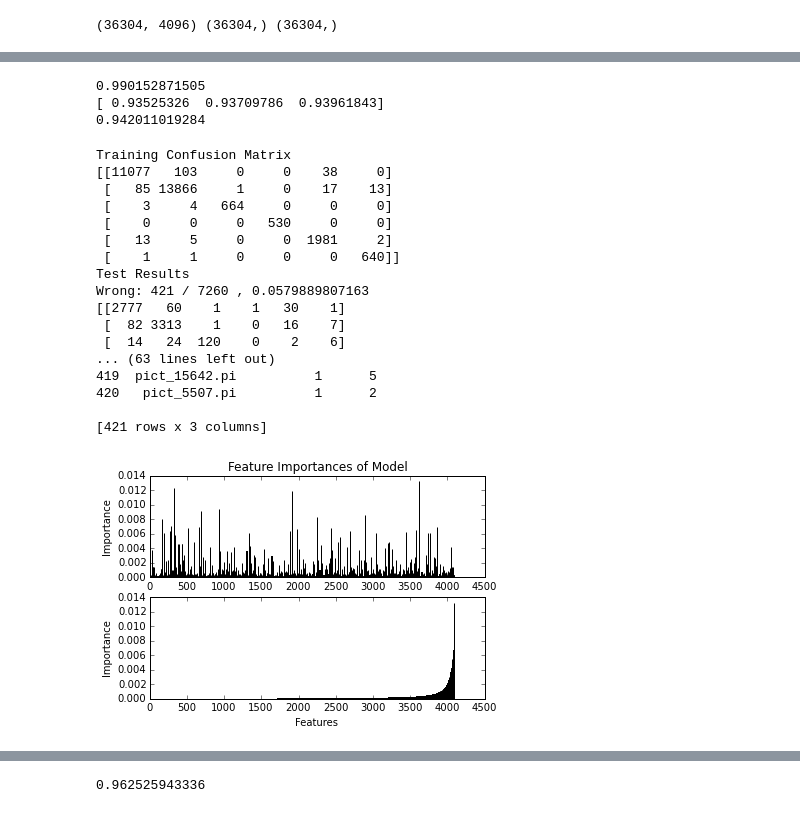
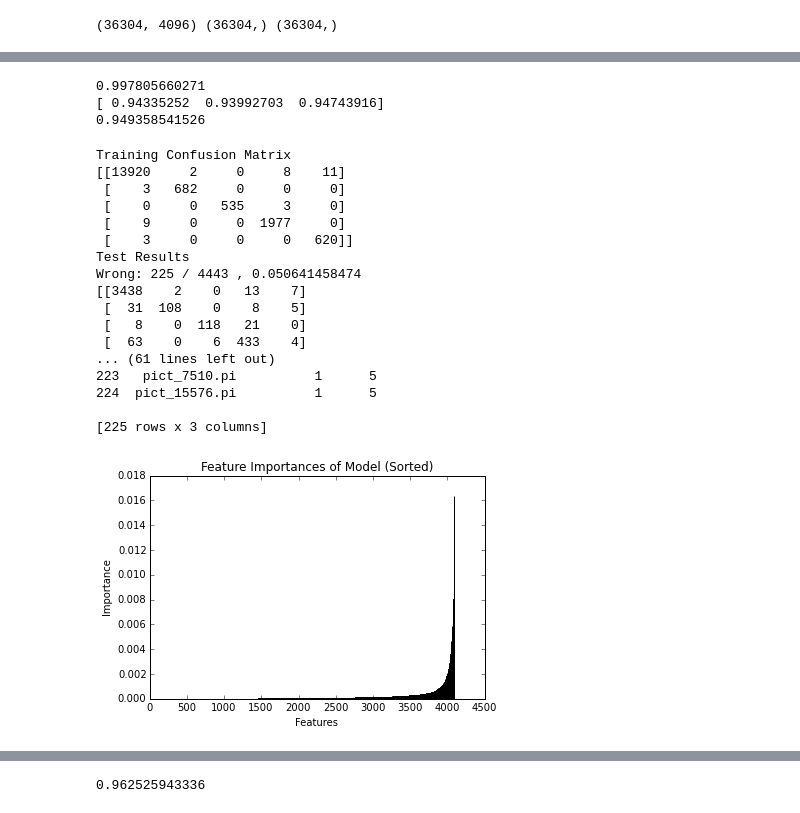
Before and after one commit to bellettif/smartCams, a Jupyter notebook: smartCams/rcnn_features_ml/rcnn_features_ml.ipynb, the cells around one changed output, grey strips where cells are left out. Cells and saved outputs as stored; diff of their text form; code cells hidden in the pictures.

```diff
--- a/smartCams/rcnn_features_ml/rcnn_features_ml.ipynb
+++ b/smartCams/rcnn_features_ml/rcnn_features_ml.ipynb
@@ -27,3 +27,13 @@ data_files = np.array(data_files)
 print data.shape, labels.shape, data_files.shape
 # %% [output]
 (36304, 4096) (36304,) (36304,)
+# %%
+data_whole = data
+labels_whole = labels
+data_files_whole = data_files
+
+# Remove Background labels
+data = data_whole[labels_whole != 0]
+labels = labels_whole[labels_whole != 0]
+data_files = data_files_whole[labels_whole != 0]
+print data.shape, labels.shape, data_files.shape
@@ -49,7 +61,7 @@ print training_labels.shape, test_labels.shape
 from sklearn import svm, neighbors, linear_model, ensemble, grid_search
 
 scoring = 'f1_weighted'
-class_weight = 'subsample' # 'subsample' (forests only), 'auto'
+class_weight = 'auto' # 'subsample' (forests only), 'auto'
 
 classifier = ensemble.RandomForestClassifier(n_estimators=20, max_depth=15, class_weight=class_weight)
 # classifier = grid_search.GridSearchCV(svm.LinearSVC(class_weight=class_weight), {'C':[.01, .1, 1, 10, 100]}, scoring=scoring)
@@ -85,9 +97,9 @@ print classifier.score(training_data, training_labels) # score is always accurac
 print cross_val_score(classifier, training_data, training_labels, scoring=scoring)
 print classifier.score(test_data, test_labels) # score is always accuracy
 # %% [output]
-0.990152871505
-[ 0.93525326  0.93709786  0.93961843]
-0.942011019284
+0.997805660271
+[ 0.94335252  0.93992703  0.94743916]
+0.949358541526
 # %%
 import pandas
 from sklearn.metrics import confusion_matrix
@@ -107,39 +119,39 @@ print confusion_matrix(test_labels, predicted_labels)
 print pandas.DataFrame({"Image Index": wrong_data_files, "Predicted": wrong_predicted, "Truth": wrong_true})
 # %% [output]
 Training Confusion Matrix
-[[11077   103     0     0    38     0]
- [   85 13866     1     0    17    13]
- [    3     4   664     0     0     0]
- [    0     0     0   530     0     0]
- [   13     5     0     0  1981     2]
- [    1     1     0     0     0   640]]
+[[13920     2     0     8    11]
+ [    3   682     0     0     0]
+ [    0     0   535     3     0]
+ [    9     0     0  1977     0]
+ [    3     0     0     0   620]]
 Test Results
-Wrong: 421 / 7260 , 0.0579889807163
-[[2777   60    1    1   30    1]
- [  82 3313    1    0   16    7]
- [  14   24  120    0    2    6]
-... (63 lines left out)
-419  pict_15642.pi          1      5
-420   pict_5507.pi          1      2
+Wrong: 225 / 4443 , 0.050641458474
+[[3438    2    0   13    7]
+ [  31  108    0    8    5]
+ [   8    0  118   21    0]
+ [  63    0    6  433    4]
+... (61 lines left out)
+223   pict_7510.pi          1      5
+224  pict_15576.pi          1      5
 
-[421 rows x 3 columns]
+[225 rows x 3 columns]
 # %%
 %matplotlib inline
 # Visualize Feature Importances
 # Forest/Tree Classifiers only
 import matplotlib.pyplot as plt
 
 importances = classifier.feature_importances_
 
 width = 0.35       # the width of the bars
-plt.subplot(211)
-plt.bar(np.arange(importances.shape[0]), importances, width, color='r')
-plt.title("Feature Importances of Model")
-plt.ylabel("Importance")
-plt.subplot(212)
+# plt.subplot(211)
+# plt.bar(np.arange(importances.shape[0]), importances, width, color='r')
+plt.title("Feature Importances of Model (Sorted)")
+# plt.ylabel("Importance")
+# plt.subplot(212)
 plt.bar(np.arange(importances.shape[0]),sorted(importances), width, color='r')
 plt.xlabel("Features")
 plt.ylabel("Importance")
 plt.show()
 # %% [output]
-[figure, old version]
+[figure, new version]
```
Also changed, not shown: parts of 10 cells of this notebook, 7 other files.
